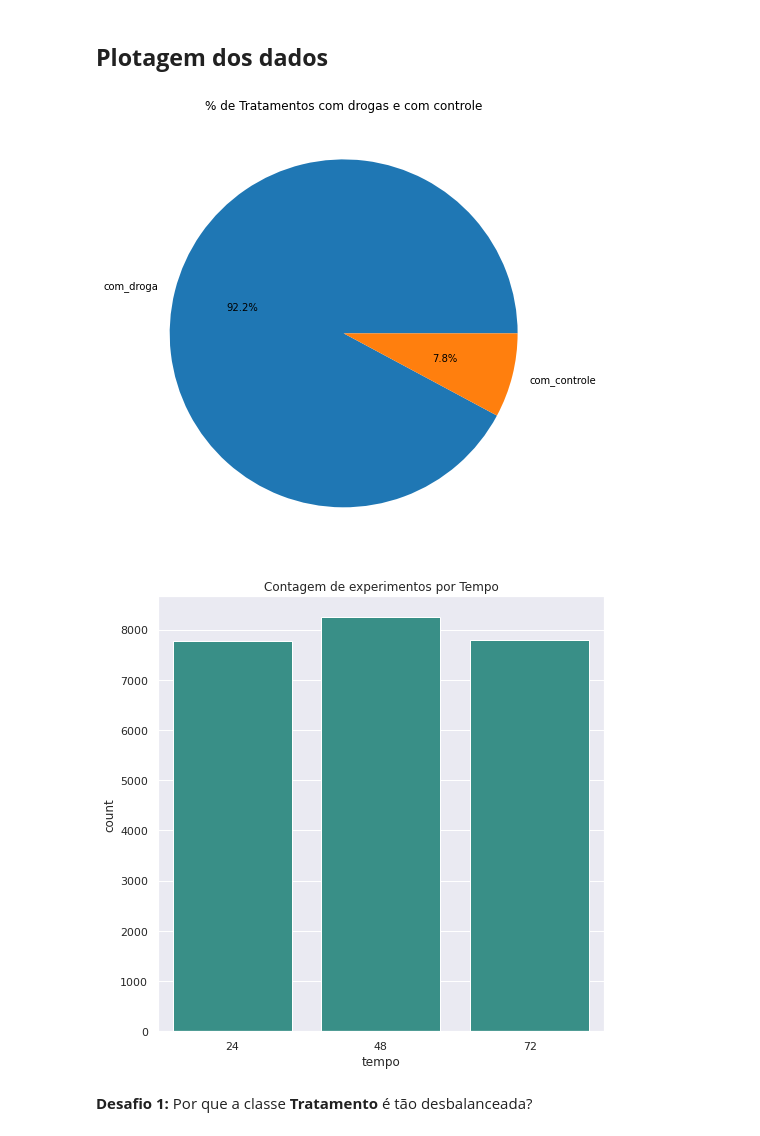
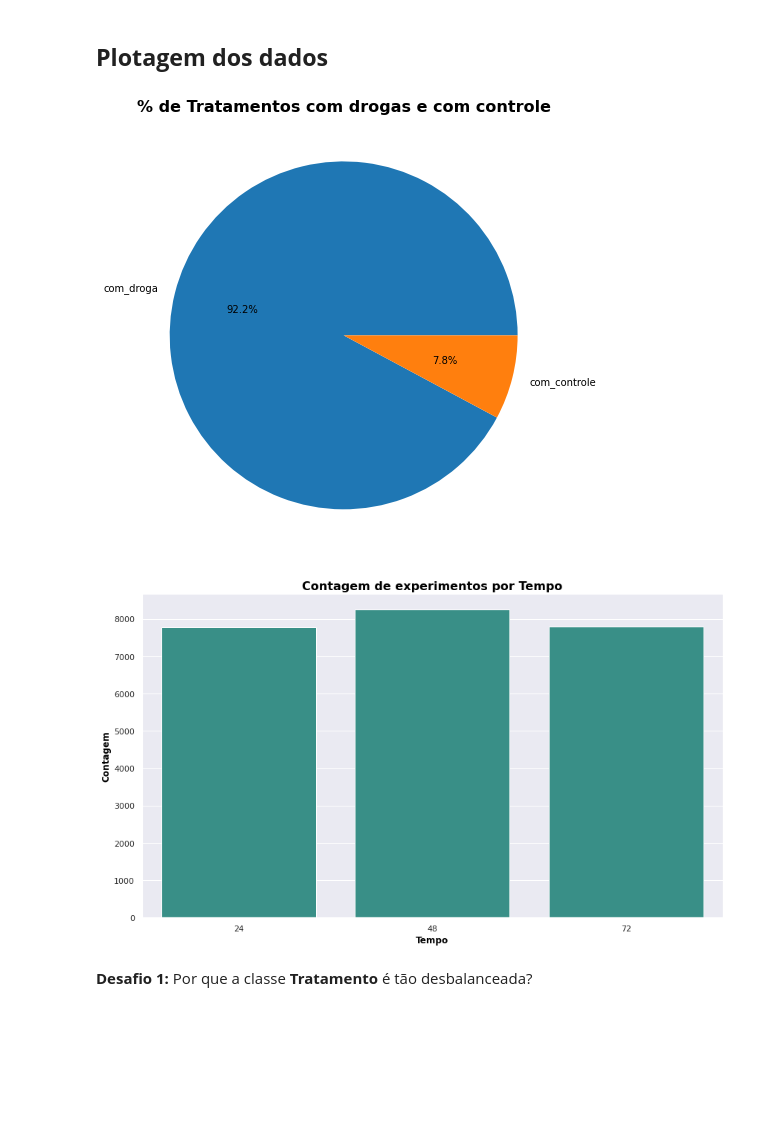
Before and after one commit to dijkstra001/imersao_dados_alura, a Jupyter notebook: ID_ncorreia.ipynb, the cells around one changed output. Drawn from its saved outputs; the diff is of its cells as text; code cells hidden in the pictures; blank space fills up the shorter version.

```diff
--- a/ID_ncorreia.ipynb
+++ b/ID_ncorreia.ipynb
@@ -12,5 +12,8 @@ dataset = pd.read_csv('https://github.com/alura-cursos/imersaodados3/blob/main/d
 
 # Alterando nome das colunas com '-':
 dataset.rename(columns = lambda x : x.replace('-', '_'), inplace = True)
+
+# Alterando nome da coluna 'droga' para 'composto', devido o nome não ser condizente com o conteúdo:
+dataset.rename(columns={'droga': 'composto'}, inplace = True)
 dataset.head()
 # %% [output]
@@ -48,21 +51,46 @@ com_controle     1866
 Name: tratamento, dtype: int64
 # %% [markdown]
 ## **Plotagem dos dados**
+# %%
+# Padrão para os gráficos:
+
+font_title = {'family': 'sans-serif',
+        'color':  'black',
+        'weight': 'bold',
+        'size': 16,
+        }
+
+font_xlabel = {'family': 'sans-serif',
+        'color':  'black',
+        'weight': 'bold',
+        'size': 12,
+        }
+
+font_ylabel = {'family': 'sans-serif',
+        'color':  'black',
+        'weight': 'bold',
+        'size': 12,
+        }
 # %%
-plt.figure(figsize = [8,8])
-plt.title('% de Tratamentos com drogas e com controle')
+plt.figure(figsize = [14,8])
+plt.title('% de Tratamentos com drogas e com controle', fontdict = font_title)
 plt.pie(dataset['tratamento'].value_counts(), labels= dataset['tratamento'].unique(),
         autopct='%1.1f%%')
 plt.show()
 # %% [output]
-[figure, old version]
+[figure, new version]
 # %%
 sns.set(style = 'darkgrid')
-plt.figure(figsize = [8,8])
-sns.countplot(x='tempo', data = dataset, color = '#2B9D92').set_title('Contagem de experimentos por Tempo')
+plt.figure(figsize = [14,8])
+
+bar = sns.countplot(x='tempo', data = dataset, color = '#2B9D92')
+bar.set_title('Contagem de experimentos por Tempo', fontdict = font_title)
+bar.set_xlabel('Tempo', fontdict = font_xlabel)
+bar.set_ylabel('Contagem', fontdict = font_xlabel)
+
 plt.show()
 # %% [output]
-[figure, old version]
+[figure, new version]
 # %% [markdown]
 **Desafio 1:** Por que a classe **Tratamento** é tão desbalanceada?
 # %% [markdown]
```
Also changed, not shown: parts of 18 cells of this notebook.
